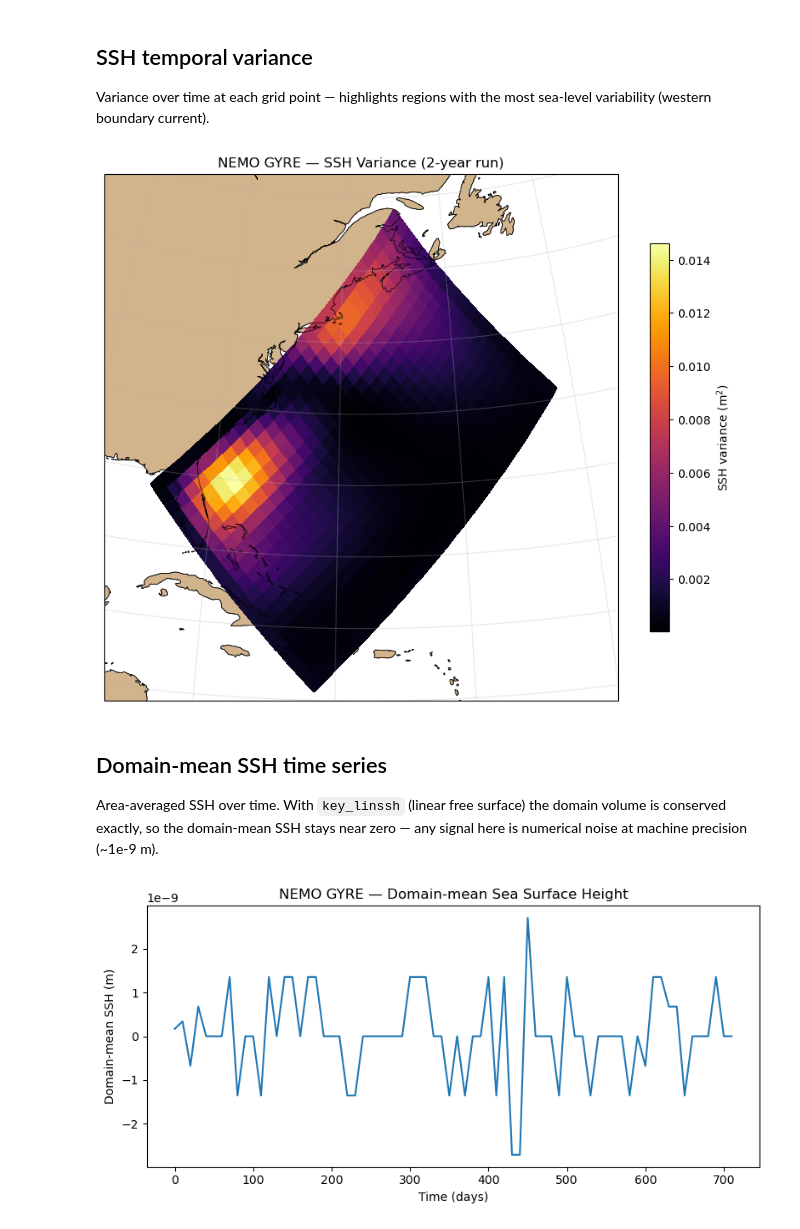
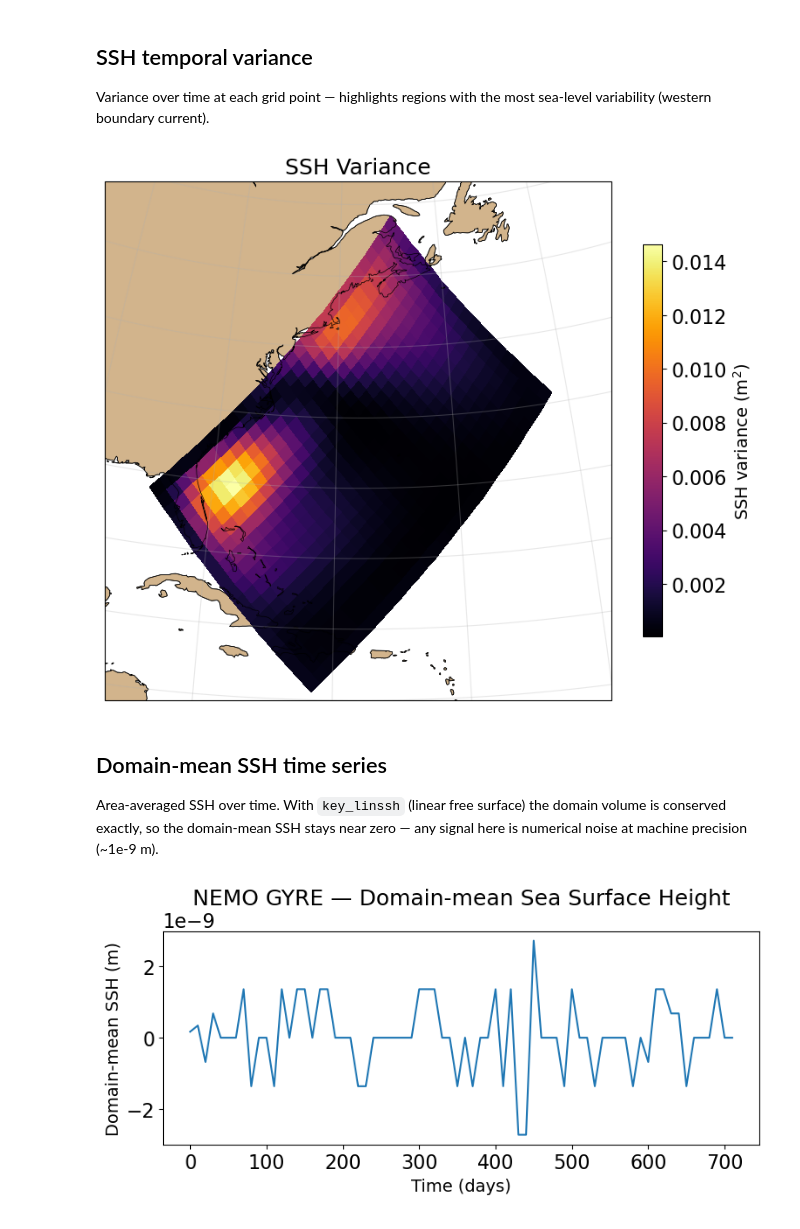
Before and after one commit to willirath/2026-Claude-NEMO, a Jupyter notebook: analysis/ssh.ipynb, the cells around one changed output. Saved outputs shown, nothing was run; the diff lists cells and outputs as text; code cells hidden in the pictures.

```diff
--- a/analysis/ssh.ipynb
+++ b/analysis/ssh.ipynb
@@ -10,6 +10,7 @@ from pathlib import Path
 import cartopy.crs as ccrs
 import cartopy.feature as cfeature
 import matplotlib.pyplot as plt
+plt.rcParams.update({"font.size": 16, "axes.titlesize": 18, "axes.labelsize": 14})
 import numpy as np
 import xarray as xr
 
@@ -59,22 +60,22 @@ sea-level variability (western boundary current).
 # %%
 ssh_var = ssh.var("time_counter")
 ssh_var_masked = np.where(interior, ssh_var.values, np.nan)
 
 fig, ax = plt.subplots(figsize=(8, 7), subplot_kw=dict(projection=proj))
 ax.set_extent(extent, crs=ccrs.PlateCarree())
 ax.add_feature(cfeature.LAND, facecolor="tan", edgecolor="k", linewidth=0.5)
 ax.add_feature(cfeature.COASTLINE, linewidth=0.5)
 ax.gridlines(draw_labels=False, alpha=0.3)
 
 pcm = ax.pcolormesh(
     lon, lat, ssh_var_masked,
     shading="auto", cmap="inferno", transform=ccrs.PlateCarree(),
 )
 fig.colorbar(pcm, ax=ax, label="SSH variance (m$^2$)", shrink=0.7)
-ax.set_title("NEMO GYRE — SSH Variance (2-year run)")
+ax.set_title("SSH Variance")
 fig.tight_layout()
 # %% [output]
-[figure, old version]
+[figure, new version]
 # %% [markdown]
 ## Domain-mean SSH time series
 
@@ -92,4 +93,4 @@ ax.set_ylabel("Domain-mean SSH (m)")
 ax.set_title("NEMO GYRE — Domain-mean Sea Surface Height")
 fig.tight_layout()
 # %% [output]
-[figure, old version]
+[figure, new version]
```
Also changed, not shown: 11 other files.
